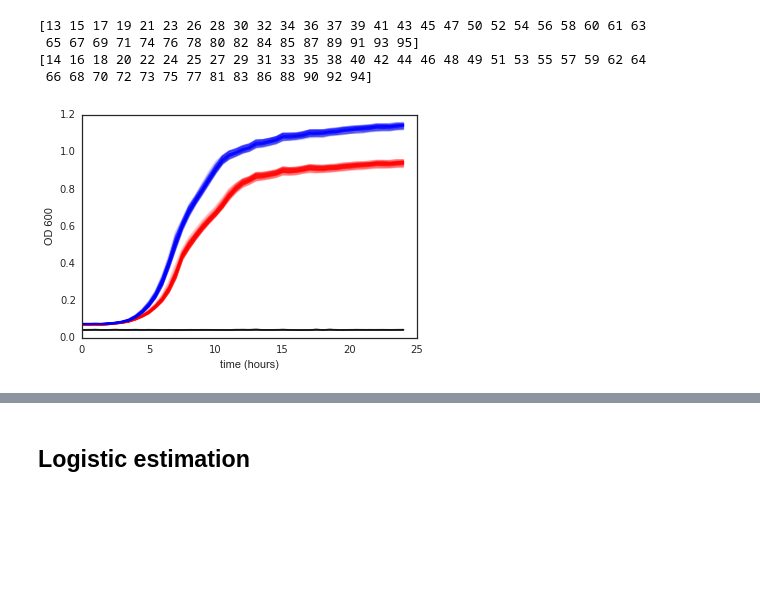
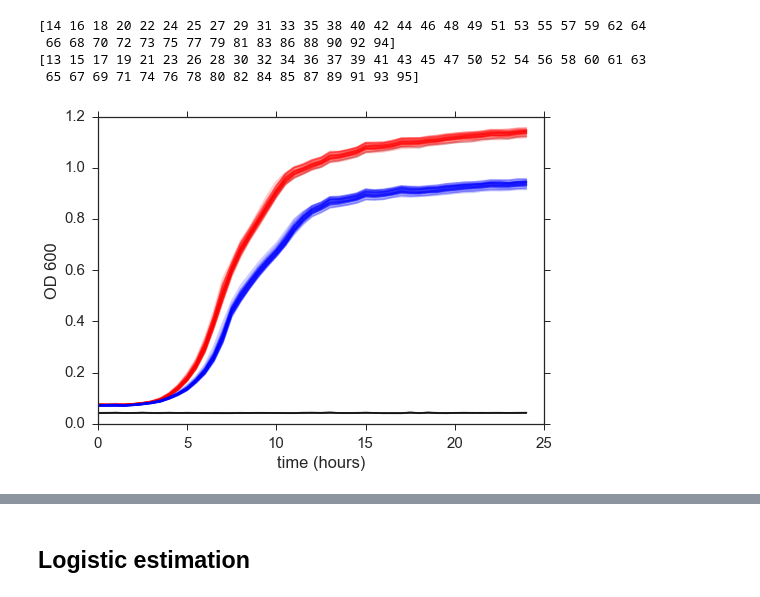
Before and after one commit to yoavram/curveball, a Jupyter notebook: Growth curve mat file.ipynb, the cells around one changed output, grey strips where cells are left out. Saved outputs shown, nothing was run; the diff lists cells and outputs as text; code cells hidden in the pictures; blank space fills up the shorter version.

```diff
--- a/Growth curve mat file.ipynb
+++ b/Growth curve mat file.ipynb
@@ -22,24 +22,24 @@ plot(np.transpose(t), np.transpose(y));
 
 ## checkerboard
 blank = np.arange(12)
-control = np.array([13,15,17,19,21,23,26,28,30,32,34,36,37,39,41,43,45,47,50,52,54,56,58,60,61,63,65,67,69,71,74,76,78,80,82,84,85,87,89,91,93,95])
-assay = np.array([14,16,18,20,22,24,25,27,29,31,33,35,38,40,42,44,46,48,49,51,53,55,57,59,62,64,66,68,70,72,73,75,77,81,83,86,88,90,92,94])
+assay = np.array([13,15,17,19,21,23,26,28,30,32,34,36,37,39,41,43,45,47,50,52,54,56,58,60,61,63,65,67,69,71,74,76,78,80,82,84,85,87,89,91,93,95])
+control = np.array([14,16,18,20,22,24,25,27,29,31,33,35,38,40,42,44,46,48,49,51,53,55,57,59,62,64,66,68,70,72,73,75,77,79,81,83,86,88,90,92,94])
 # %%
 print control
 print assay
 # %% [output]
+[14 16 18 20 22 24 25 27 29 31 33 35 38 40 42 44 46 48 49 51 53 55 57 59 62 64
+ 66 68 70 72 73 75 77 79 81 83 86 88 90 92 94]
 [13 15 17 19 21 23 26 28 30 32 34 36 37 39 41 43 45 47 50 52 54 56 58 60 61 63
  65 67 69 71 74 76 78 80 82 84 85 87 89 91 93 95]
-[14 16 18 20 22 24 25 27 29 31 33 35 38 40 42 44 46 48 49 51 53 55 57 59 62 64
- 66 68 70 72 73 75 77 81 83 86 88 90 92 94]
 # %%
-plot(t, np.transpose(y[blank-1]),  color='k', alpha=0.2, label='control');
-plot(t, np.transpose(y[control-1]),  color='r', alpha=0.2, label='control');
-plot(t, np.transpose(y[assay-1]), color='b', alpha=0.2, label='assay')
+plot(t, np.transpose(y[blank-1]),  color='k', alpha=0.2);
+plot(t, np.transpose(y[control-1]),  color='r', alpha=0.2);
+plot(t, np.transpose(y[assay-1]), color='b', alpha=0.2)
 xlabel('time (hours)')
 ylabel('OD 600');
 # %% [output]
-[figure, old version]
+[figure, new version]
 # %%
 colors = {}
 for i in blank: colors[i] = 'k'
```
Also changed, not shown: parts of 35 cells of this notebook.
